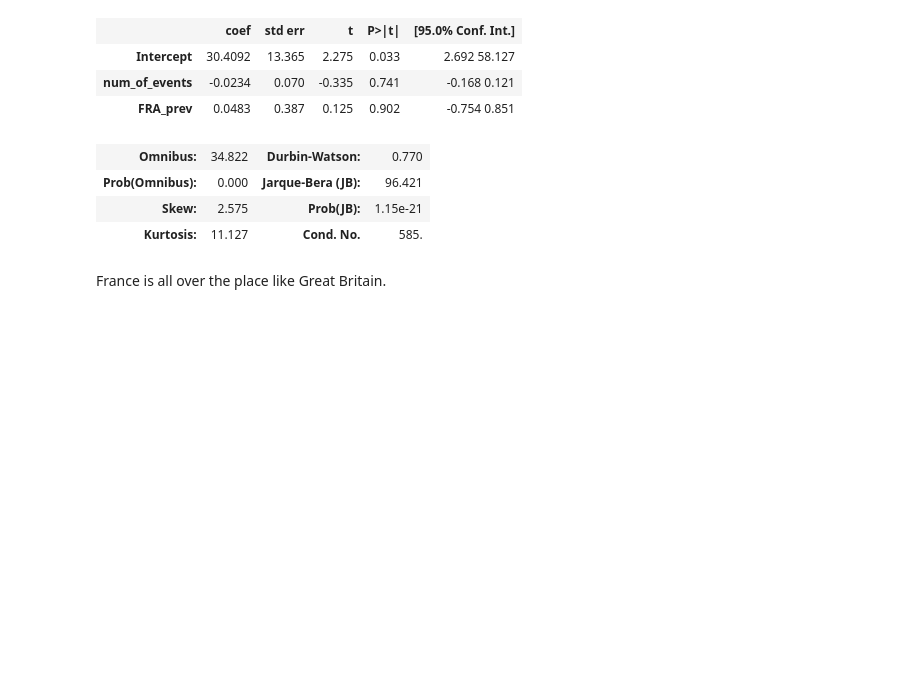
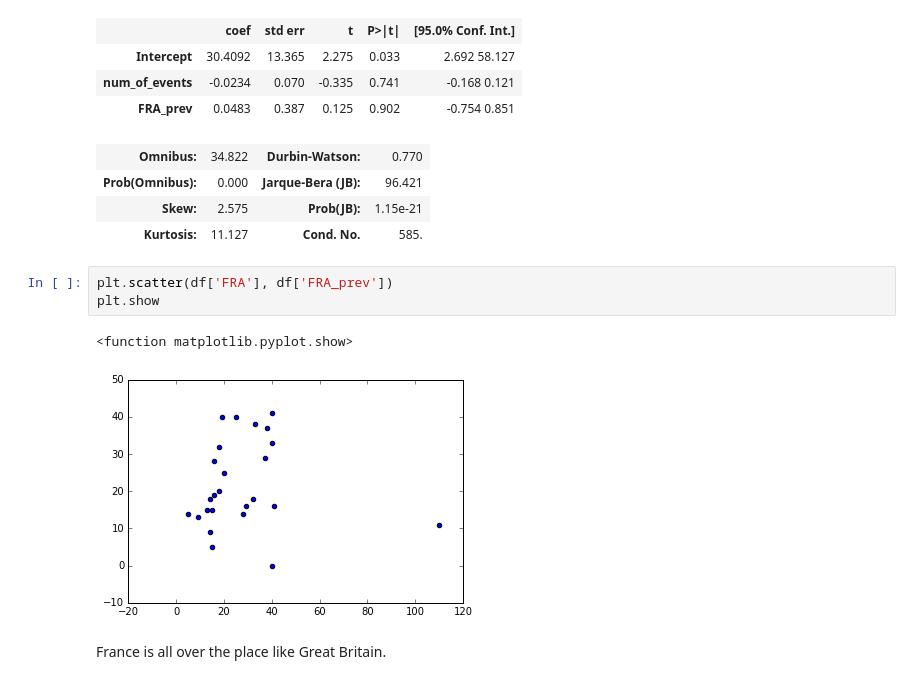
Before and after one commit to bwilson668/thinkful, a Jupyter notebook: unit-5/First Look.ipynb, the cells around one changed output. Cells and saved outputs as stored; diff of their text form; blank space fills up the shorter version.

```diff
--- a/unit-5/First Look.ipynb
+++ b/unit-5/First Look.ipynb
@@ -189,5 +195,11 @@ OLS Regression Results
 | Prob(Omnibus): | 0.000 | Jarque-Bera (JB): | 96.421 |
 | Skew: | 2.575 | Prob(JB): | 1.15e-21 |
 | Kurtosis: | 11.127 | Cond. No. | 585. |
+# %%
+plt.scatter(df['FRA'], df['FRA_prev'])
+plt.show
+# %% [output]
+<function matplotlib.pyplot.show>
+[figure, added]
 # %% [markdown]
 France is all over the place like Great Britain.
```
Also changed, not shown: parts of 1 cell of this notebook, 4 other files.
